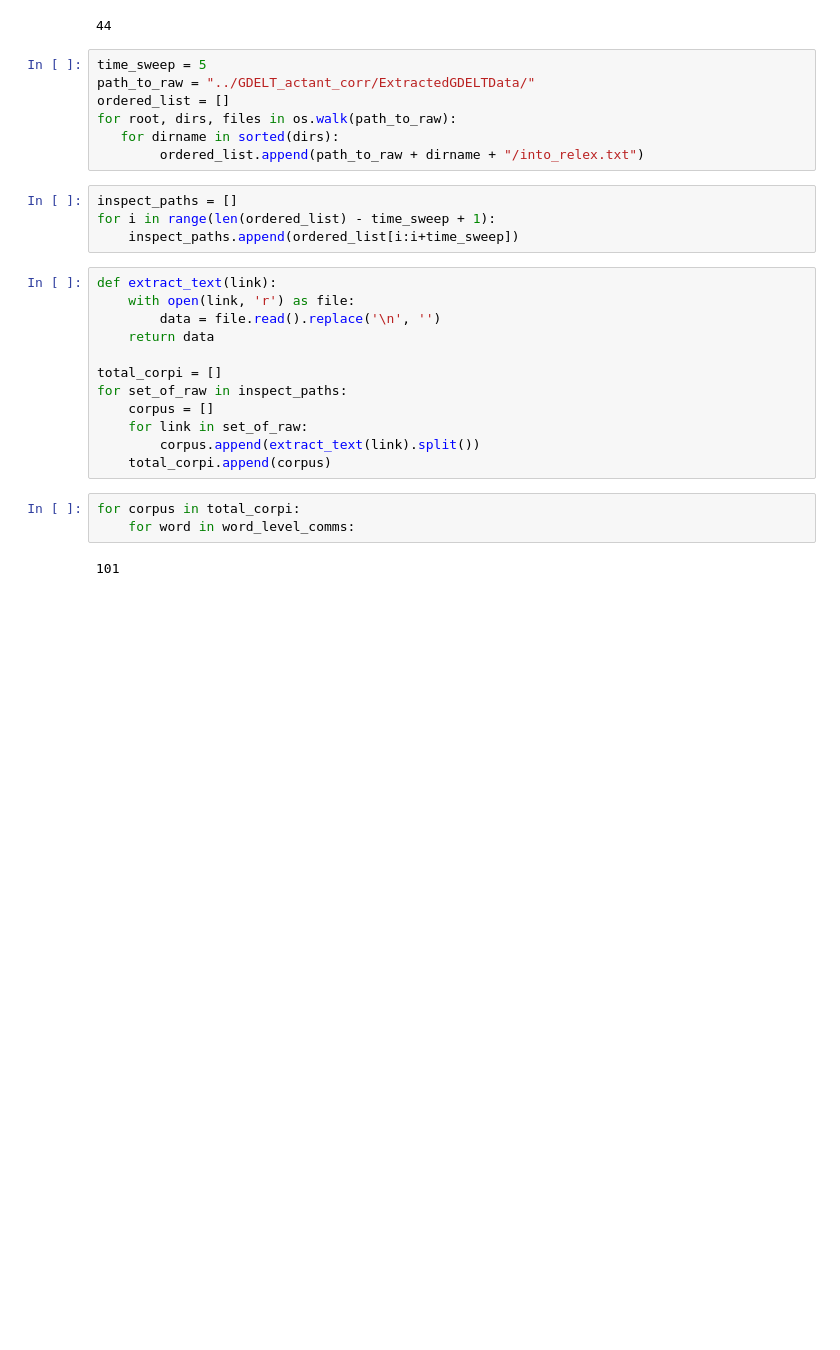
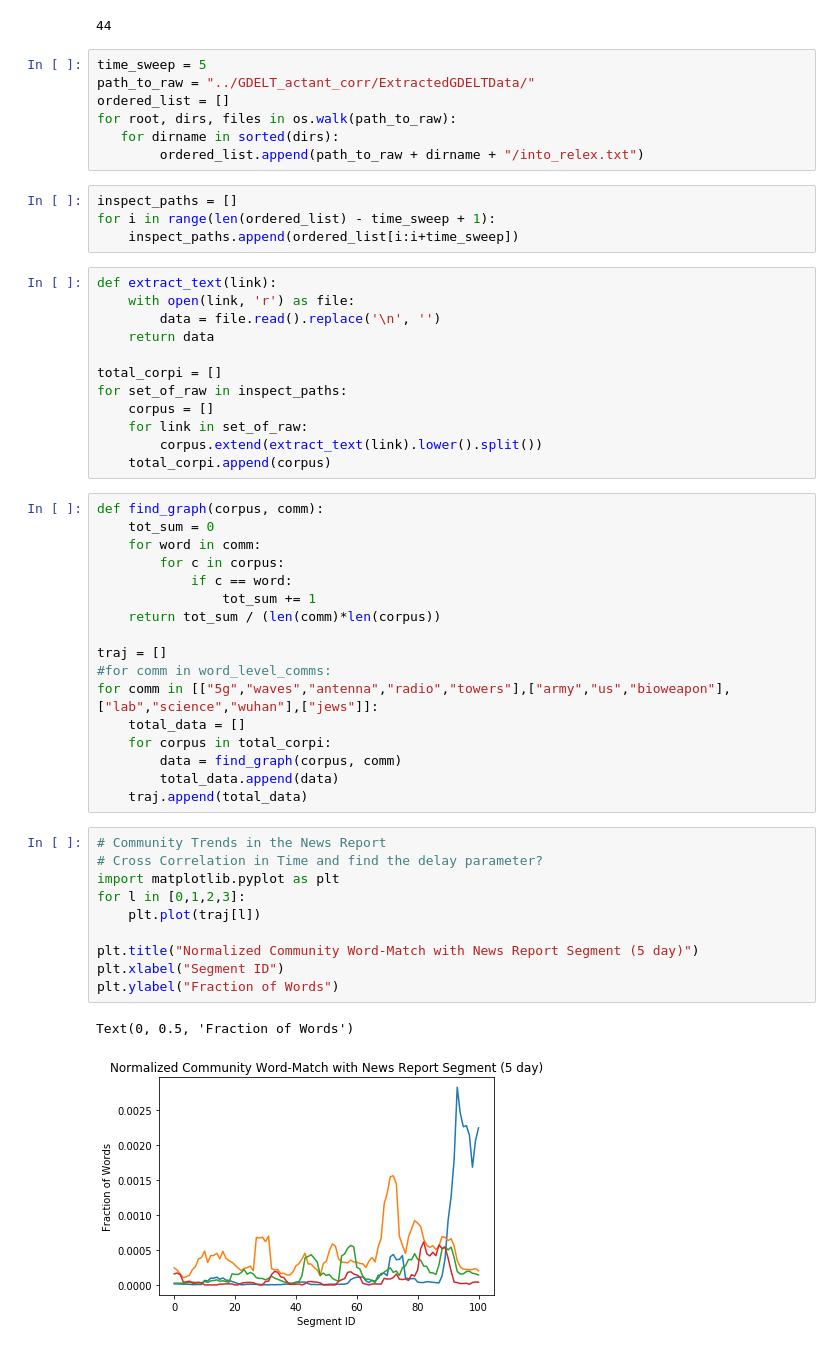
Before and after one commit to pholur/Covid19, a Jupyter notebook: Evaluations/time_series_count.ipynb, the cells around one changed output. Saved outputs shown, nothing was run; the diff lists cells and outputs as text; blank space fills up the shorter version.

```diff
--- a/Evaluations/time_series_count.ipynb
+++ b/Evaluations/time_series_count.ipynb
@@ -37,10 +40,35 @@ total_corpi = []
 for set_of_raw in inspect_paths:
     corpus = []
     for link in set_of_raw:
-        corpus.append(extract_text(link).split())
+        corpus.extend(extract_text(link).lower().split())
     total_corpi.append(corpus)
-# %%
-for corpus in total_corpi:
-    for word in word_level_comms:
-# %% [output]
-101
+# %%
+def find_graph(corpus, comm):
+    tot_sum = 0
+    for word in comm:
+        for c in corpus:
+            if c == word:
+                tot_sum += 1
+    return tot_sum / (len(comm)*len(corpus))
+
+traj = []
+#for comm in word_level_comms:
+for comm in [["5g","waves","antenna","radio","towers"],["army","us","bioweapon"],["lab","science","wuhan"],["jews"]]:
+    total_data = []
+    for corpus in total_corpi:
+        data = find_graph(corpus, comm)
+        total_data.append(data)
+    traj.append(total_data)
+# %%
+# Community Trends in the News Report
+# Cross Correlation in Time and find the delay parameter?
+import matplotlib.pyplot as plt
+for l in [0,1,2,3]:
+    plt.plot(traj[l])
+
+plt.title("Normalized Community Word-Match with News Report Segment (5 day)")
+plt.xlabel("Segment ID")
+plt.ylabel("Fraction of Words")
+# %% [output]
+Text(0, 0.5, 'Fraction of Words')
+[figure, added]
```
Also changed, not shown: parts of 3 cells of this notebook, 2 other files.
